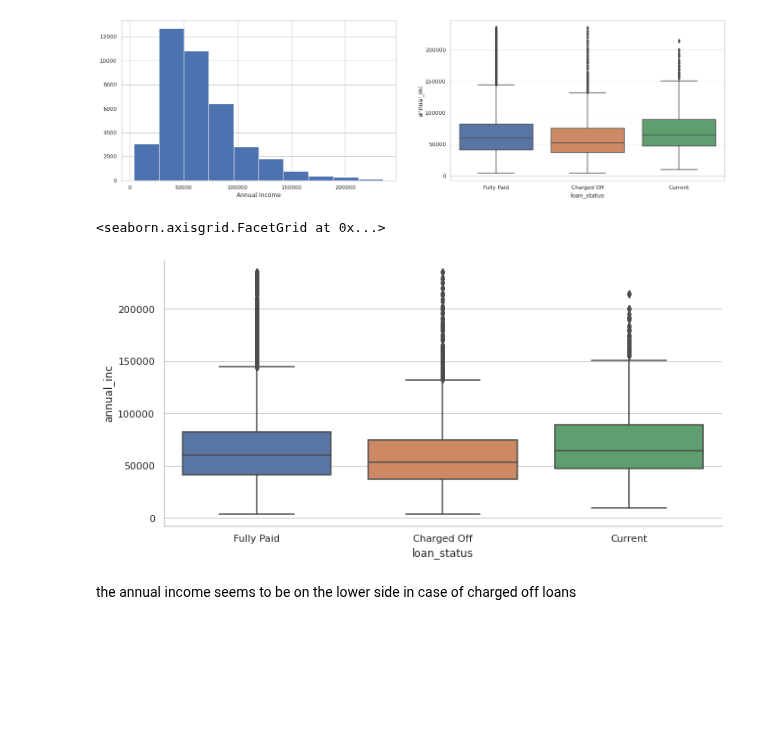
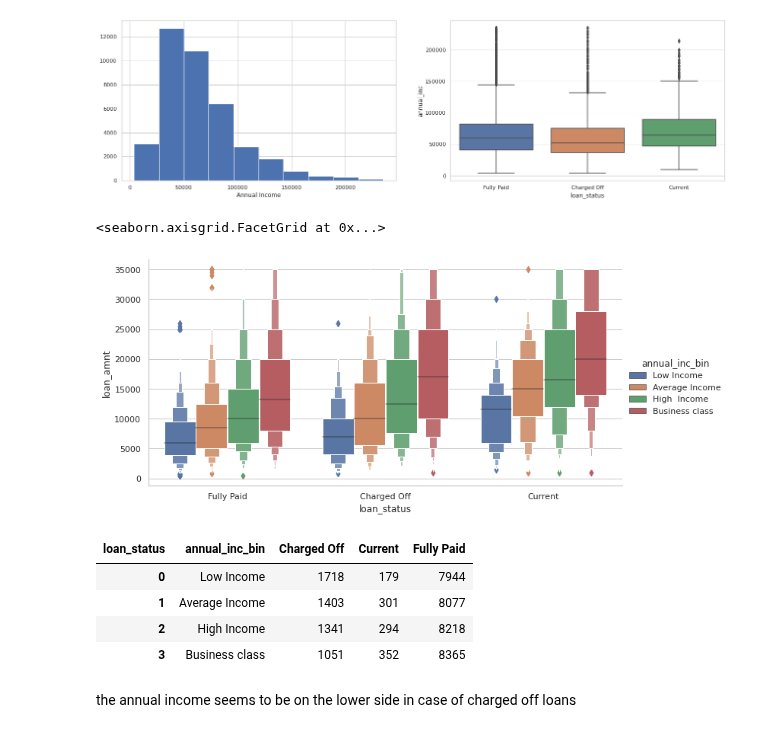
Before and after one commit to karthikmnkrishna/Loan-default-prediction, a Jupyter notebook: Loan_Case_study.ipynb, the cells around one changed output. Drawn from its saved outputs; the diff is of its cells as text; code cells hidden in the pictures; blank space fills up the shorter version.

```diff
--- a/Loan_Case_study.ipynb
+++ b/Loan_Case_study.ipynb
@@ -334,3 +334,8 @@ plt.show()
 [figure]
 # %%
  df['annual_inc_bin'] = pd.qcut(df.annual_inc, 4, labels=['Low Income','Average Income','High  Income' ,'Business class'],duplicates = 'drop')
+# %%
+sns.catplot(x="loan_status", y="loan_amnt", hue="annual_inc_bin", kind="boxen", data=df,height=5, aspect=2)
+# %% [output]
+<seaborn.axisgrid.FacetGrid at 0x...>
+[figure, added]
@@ -337,8 +344,11 @@ plt.show()
 # %%
-#sns.catplot(x="loan_status", y="annual_inc", kind="box", data=df,height=5, aspect=2)
+sns.catplot(x="loan_status", y="loan_amnt", hue="annual_inc_bin", kind="box", data=df,height=5, aspect=2)
 # %% [output]
-<seaborn.axisgrid.FacetGrid at 0x...>
-[figure, removed]
+| loan_status | annual_inc_bin | Charged Off | Current | Fully Paid |
+| 0 | Low Income | 1718 | 179 | 7944 |
+| 1 | Average Income | 1403 | 301 | 8077 |
+| 2 | High Income | 1341 | 294 | 8218 |
+| 3 | Business class | 1051 | 352 | 8365 |
 # %% [markdown]
 the annual income seems to be on the lower side in case of charged off loans
 # %% [markdown]
```
Also changed, not shown: parts of 1 cell of this notebook.
